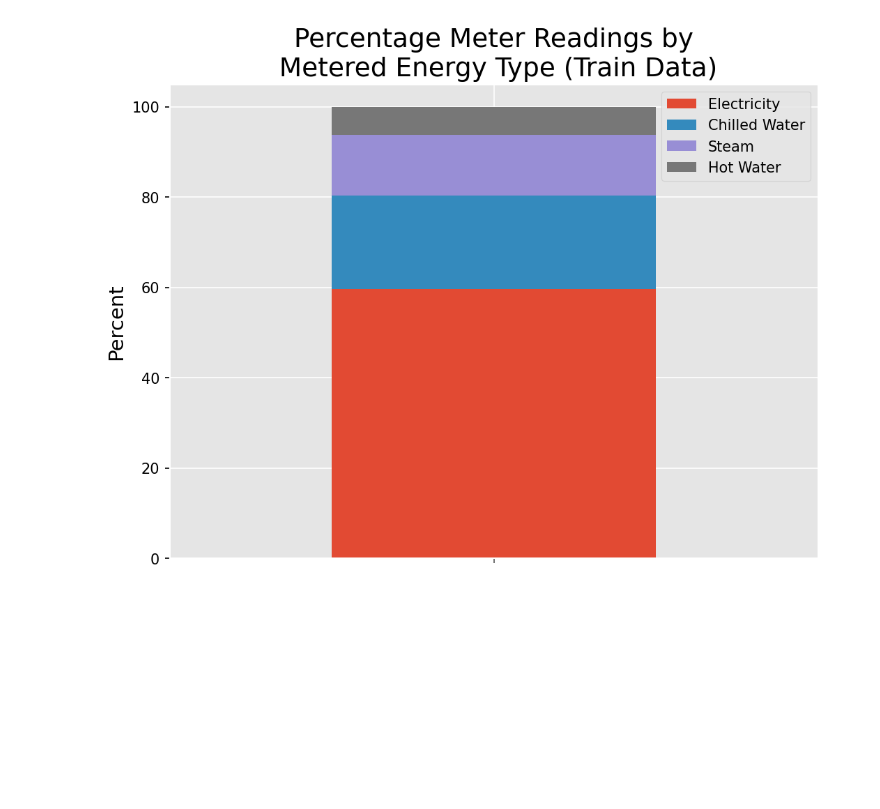
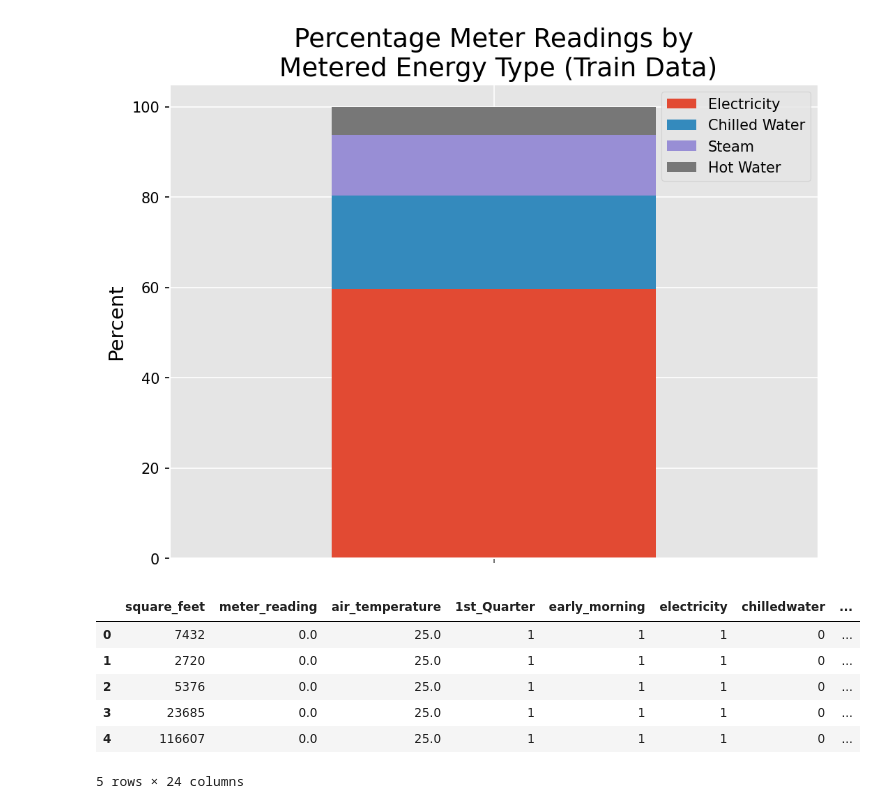
Before and after one commit to jtyrrell86/Capstone-2, a Jupyter notebook: notebooks/EDA for Capstone 2.ipynb, the cells around one changed output. Cells and saved outputs as stored; diff of their text form; code cells hidden in the pictures; blank space fills up the shorter version.

```diff
--- a/notebooks/EDA for Capstone 2.ipynb
+++ b/notebooks/EDA for Capstone 2.ipynb
@@ -1375,3 +1375,15 @@ plt.xticks(visible=False);
 plt.savefig("../images/meter_type_distribution.png", bbox_inches='tight')
 # %% [output]
 [figure]
+# %%
+#steam_subset = pd.read_csv("../data/steam_subset.csv", index_col="Unnamed: 0")
+cleaned_df_subset = pd.read_csv("../data/cleaned_df_subset.csv", index_col="Unnamed: 0")
+cleaned_df_subset.head()
+# %% [output]
+|  | square_feet | meter_reading | air_temperature | 1st_Quarter | early_morning | electricity | chilledwater | ... |
+| 0 | 7432 | 0.0 | 25.0 | 1 | 1 | 1 | 0 | ... |
+| 1 | 2720 | 0.0 | 25.0 | 1 | 1 | 1 | 0 | ... |
+| 2 | 5376 | 0.0 | 25.0 | 1 | 1 | 1 | 0 | ... |
+| 3 | 23685 | 0.0 | 25.0 | 1 | 1 | 1 | 0 | ... |
+| 4 | 116607 | 0.0 | 25.0 | 1 | 1 | 1 | 0 | ... |
+5 rows × 24 columns
```
Also changed, not shown: parts of 1 cell of this notebook, 3 other files.
